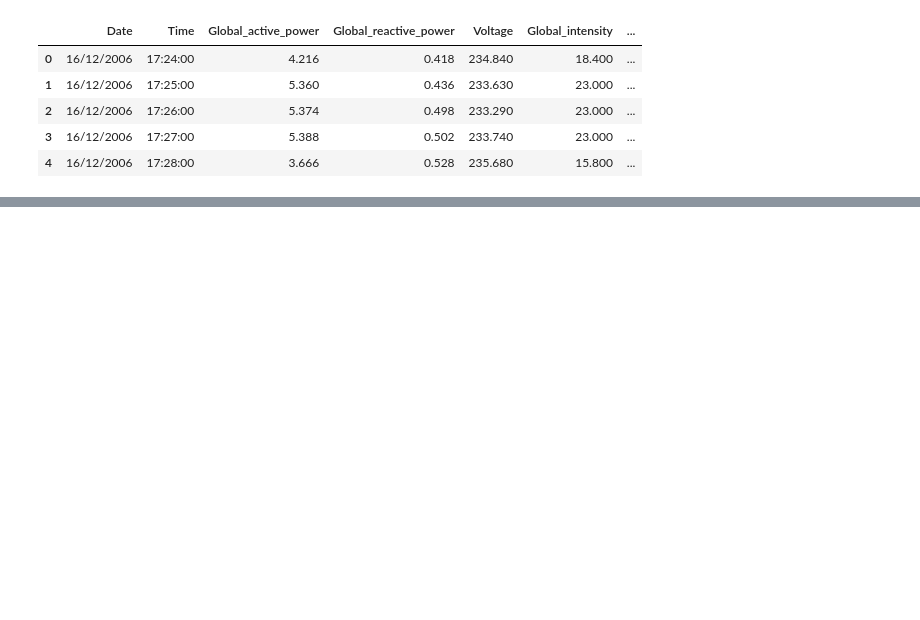
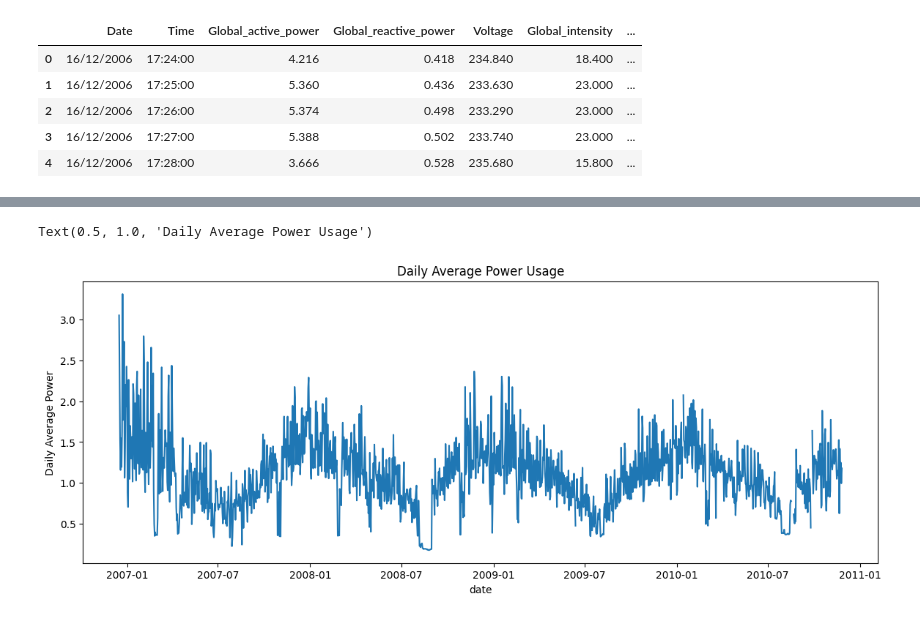
Before and after one commit to aditya303030/House_power_consumption, a Jupyter notebook: eda.ipynb, the cells around one changed output, grey strips where cells are left out. Cells and saved outputs as stored; diff of their text form; code cells hidden in the pictures; blank space fills up the shorter version.

```diff
--- a/eda.ipynb
+++ b/eda.ipynb
@@ -34,0 +56,11 @@ Name: datetime, dtype: object
+# %%
+daily_power = df["Global_active_power"].resample("D").mean()
+
+plt.figure(figsize=(14, 5))
+plt.plot(daily_power)
+plt.xlabel("date")
+plt.ylabel("Daily Average Power")
+plt.title("Daily Average Power Usage")
+# %% [output]
+Text(0.5, 1.0, 'Daily Average Power Usage')
+[figure, added]
```
Also changed, not shown: parts of 12 cells of this notebook.
